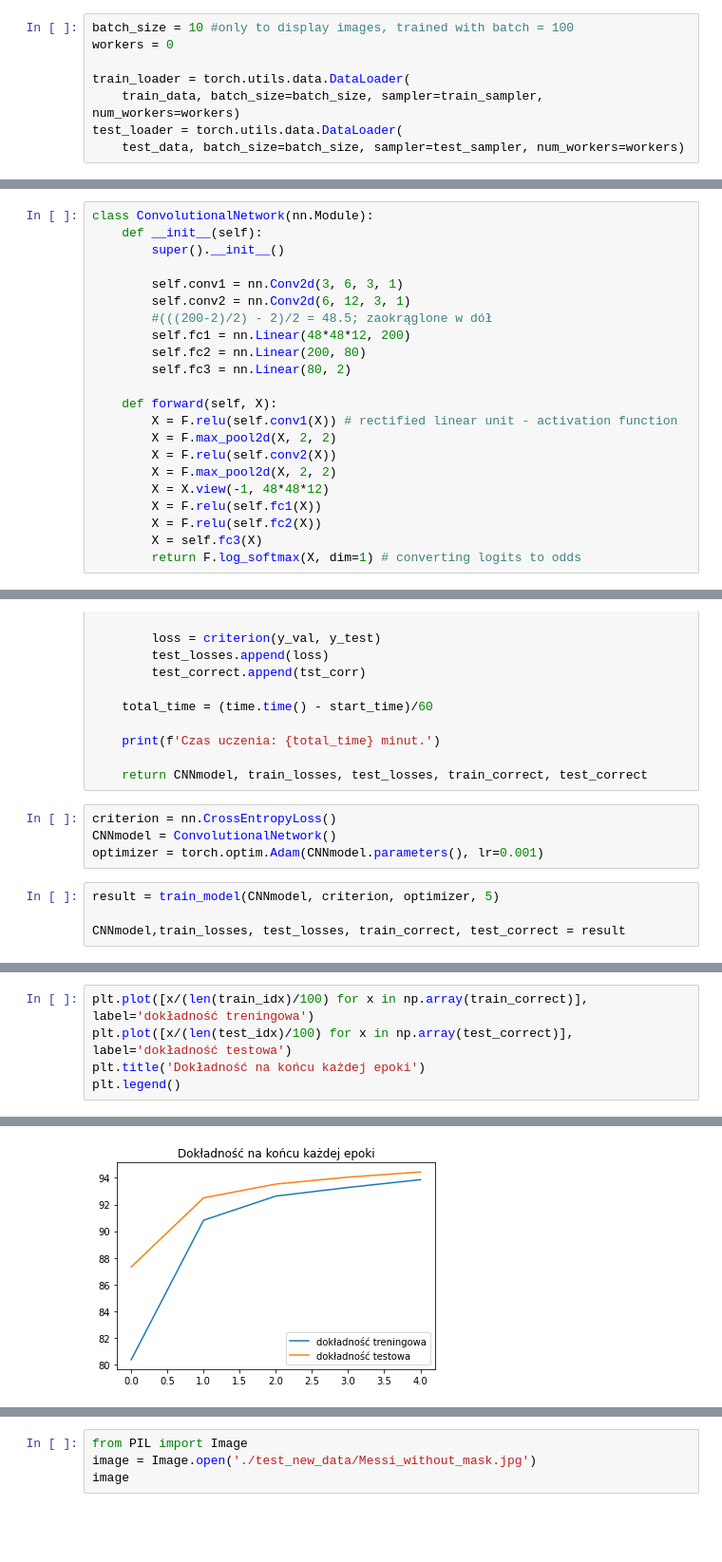
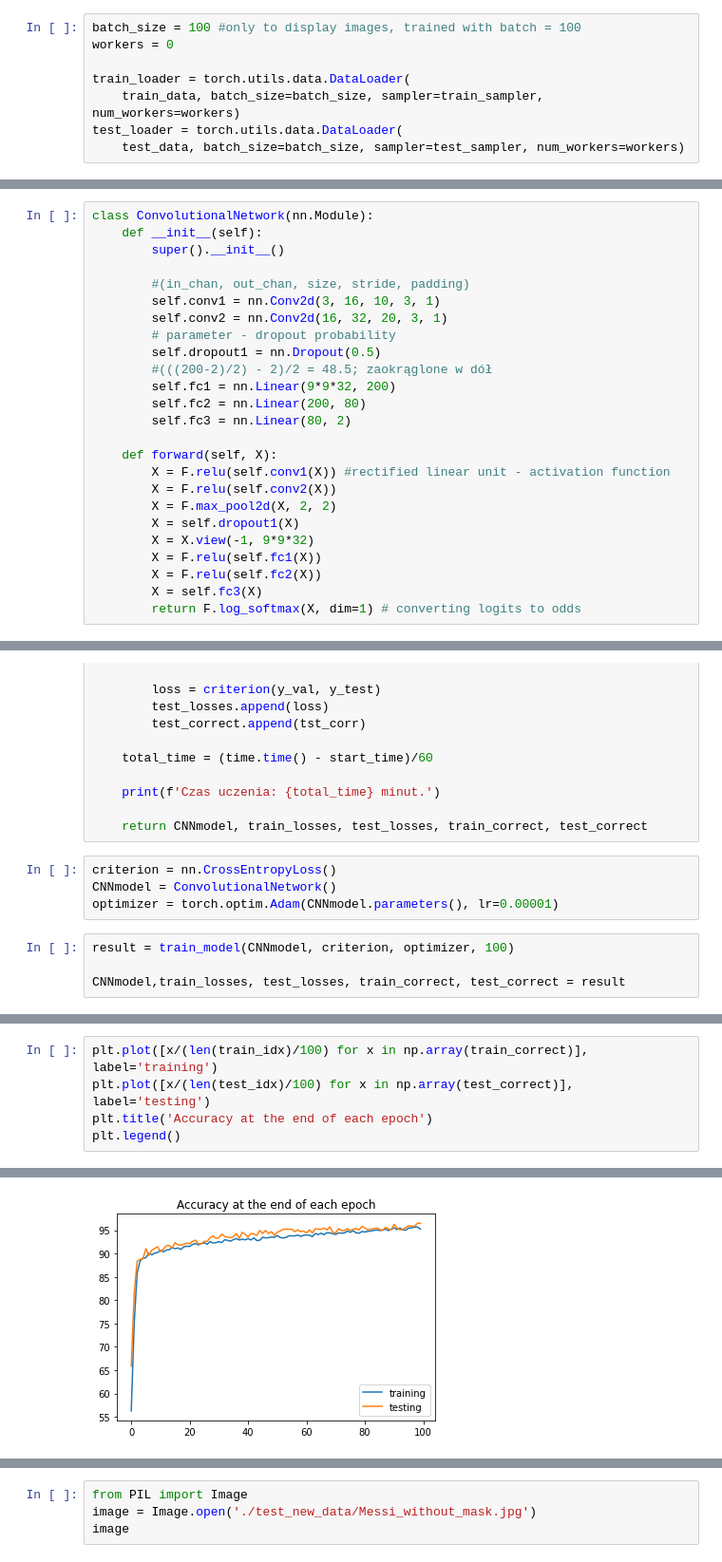
Before and after one commit to matszewczyk/projekt-eiasr, a Jupyter notebook: FaceMask_Prototype.ipynb, the cells around one changed output, grey strips where cells are left out. Shown at 95% size. Cells and saved outputs as stored; diff of their text form; blank space fills up the shorter version.

```diff
--- a/FaceMask_Prototype.ipynb
+++ b/FaceMask_Prototype.ipynb
@@ -71,7 +71,7 @@ len(test_idx)
 3094
 773
 # %%
-batch_size = 10 #only to display images, trained with batch = 100
+batch_size = 100 #only to display images, trained with batch = 100
 workers = 0
 
 train_loader = torch.utils.data.DataLoader(
@@ -102,19 +102,22 @@ class ConvolutionalNetwork(nn.Module):
     def __init__(self):
         super().__init__()
 
-        self.conv1 = nn.Conv2d(3, 6, 3, 1)
-        self.conv2 = nn.Conv2d(6, 12, 3, 1)
+        #(in_chan, out_chan, size, stride, padding)
+        self.conv1 = nn.Conv2d(3, 16, 10, 3, 1)
+        self.conv2 = nn.Conv2d(16, 32, 20, 3, 1)
+        # parameter - dropout probability
+        self.dropout1 = nn.Dropout(0.5)
         #(((200-2)/2) - 2)/2 = 48.5; zaokrąglone w dół
-        self.fc1 = nn.Linear(48*48*12, 200)
+        self.fc1 = nn.Linear(9*9*32, 200)
         self.fc2 = nn.Linear(200, 80)
         self.fc3 = nn.Linear(80, 2)
 
     def forward(self, X):
-        X = F.relu(self.conv1(X)) # rectified linear unit - activation function
-        X = F.max_pool2d(X, 2, 2)
+        X = F.relu(self.conv1(X)) #rectified linear unit - activation function
         X = F.relu(self.conv2(X))
         X = F.max_pool2d(X, 2, 2)
-        X = X.view(-1, 48*48*12)
+        X = self.dropout1(X)
+        X = X.view(-1, 9*9*32)
         X = F.relu(self.fc1(X))
         X = F.relu(self.fc2(X))
         X = self.fc3(X)
@@ -193,9 +197,9 @@ def train_model(CNNmodel, criterion, optimizer, epochs):
 # %%
 criterion = nn.CrossEntropyLoss()
 CNNmodel = ConvolutionalNetwork()
-optimizer = torch.optim.Adam(CNNmodel.parameters(), lr=0.001)
+optimizer = torch.optim.Adam(CNNmodel.parameters(), lr=0.00001)
 # %%
-result = train_model(CNNmodel, criterion, optimizer, 5)
+result = train_model(CNNmodel, criterion, optimizer, 100)
 
 CNNmodel,train_losses, test_losses, train_correct, test_correct = result
 # %% [output]
@@ -246,9 +228,9 @@ plt.legend()
 # %%
-plt.plot([x/(len(train_idx)/100) for x in np.array(train_correct)], label='dokładność treningowa')
-plt.plot([x/(len(test_idx)/100) for x in np.array(test_correct)], label='dokładność testowa')
-plt.title('Dokładność na końcu każdej epoki')
+plt.plot([x/(len(train_idx)/100) for x in np.array(train_correct)], label='training')
+plt.plot([x/(len(test_idx)/100) for x in np.array(test_correct)], label='testing')
+plt.title('Accuracy at the end of each epoch')
 plt.legend()
 # %% [output]
 <matplotlib.legend.Legend at 0x...>
-[figure, old version]
+[figure, new version]
 # %%
```
Also changed, not shown: parts of 14 cells of this notebook, 12 other files.
